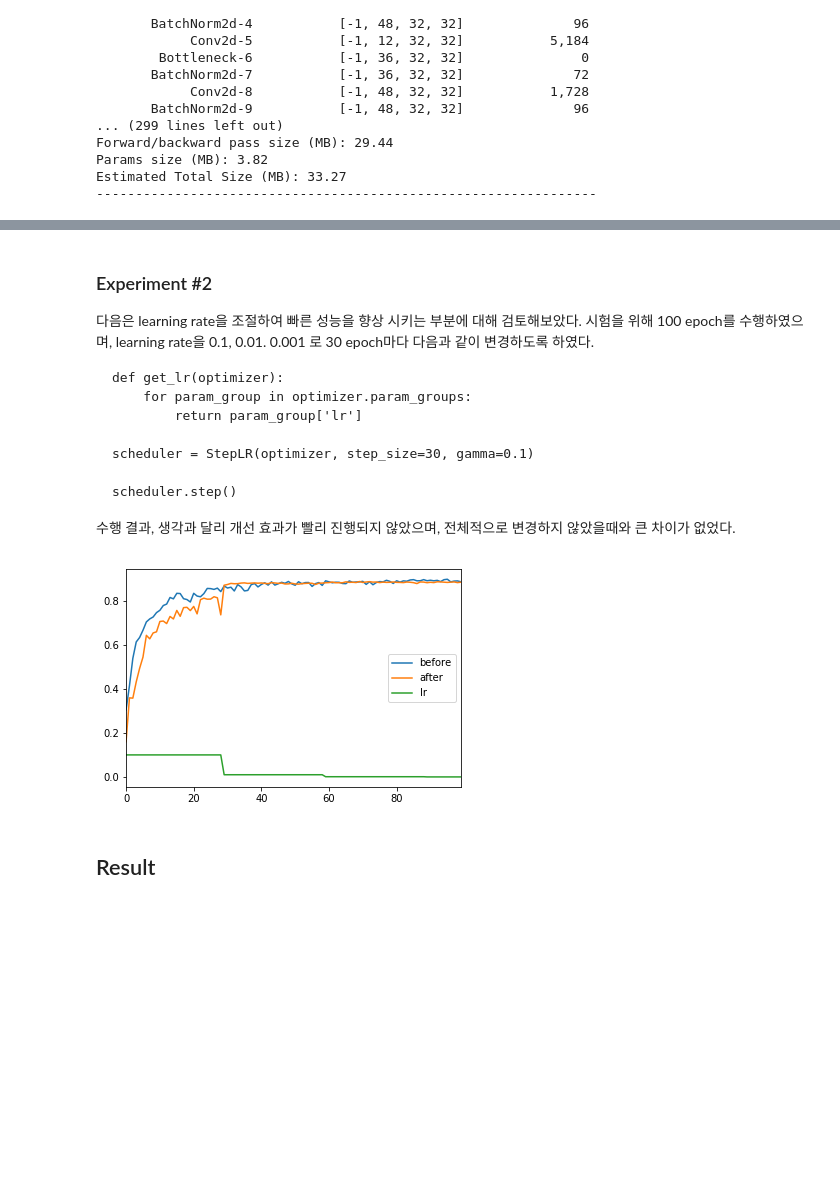
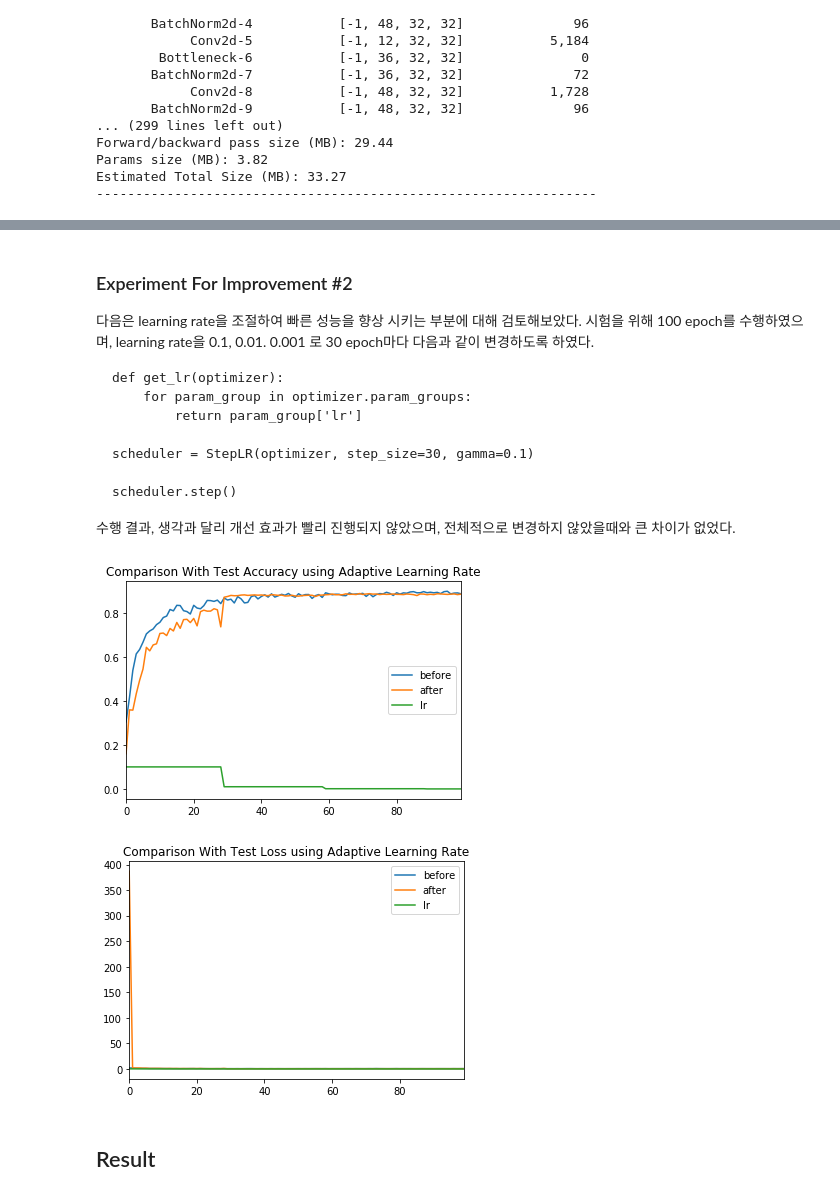
Before and after one commit to stmoon/CS470, a Jupyter notebook: CS470_Assignment_1_CNN_classification_with_Cifar10_v3.ipynb, the cells around one changed output, grey strips where cells are left out. Saved outputs shown, nothing was run; the diff lists cells and outputs as text; code cells hidden in the pictures; blank space fills up the shorter version.

```diff
--- a/CS470_Assignment_1_CNN_classification_with_Cifar10_v3.ipynb
+++ b/CS470_Assignment_1_CNN_classification_with_Cifar10_v3.ipynb
@@ -479,5 +510,5 @@ transform = transforms.Compose([
 # %% [markdown]
-### Experiment #2
+### Experiment For Improvement #2
 
 
 다음은 learning rate을 조절하여 빠른 성능을 향상 시키는 부분에 대해 검토해보았다. 시험을 위해 100 epoch를 수행하였으며, learning rate을 0.1, 0.01. 0.001 로 30 epoch마다 다음과 같이 변경하도록 하였다.
@@ -497,24 +528,34 @@ scheduler.step()
 # %%
 import pandas as pd
 import matplotlib.pyplot as plt
 %matplotlib inline
 
 ckpt_dir = os.path.join(gdrive_root, 'Colab Notebooks')
 
 ckpt_path = os.path.join(ckpt_dir, 'adaptive_lr_before.csv')
 df_before = pd.read_csv(ckpt_path)
 
 ckpt_path = os.path.join(ckpt_dir, 'adaptive_lr_after2.csv')
 df_after = pd.read_csv(ckpt_path)
 
 df_before['test_acc'].plot(label='before')
 df_after['test_acc'].plot(label='after')
 df_after['lr'].plot(label='lr')
 
+plt.title('Comparison With Test Accuracy using Adaptive Learning Rate')
 plt.legend()
 plt.show()
+
+df_before['test_loss'].plot(label='before')
+df_after['test_loss'].plot(label='after')
+df_after['lr'].plot(label='lr')
+
+plt.title('Comparison With Test Loss using Adaptive Learning Rate')
+plt.legend()
+plt.show()
 # %% [output]
-[figure, old version]
+[figure, new version]
+[figure, added]
 # %% [markdown]
 ## Result
 # %% [markdown]
```
Also changed, not shown: parts of 3 cells of this notebook.
